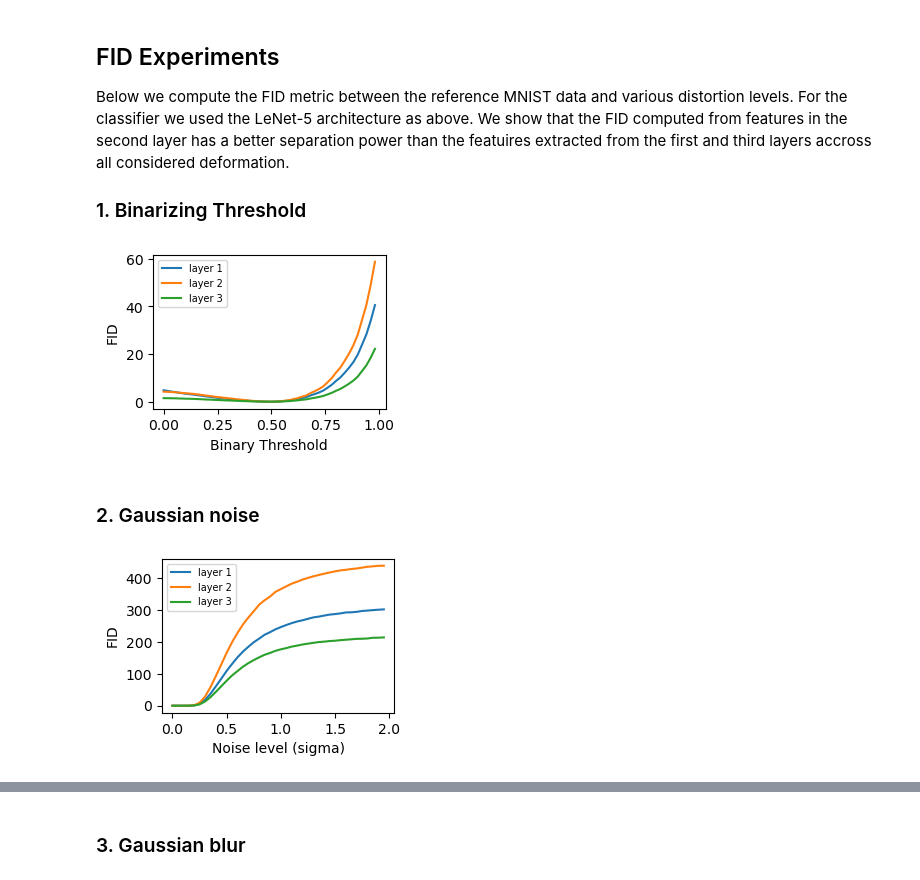
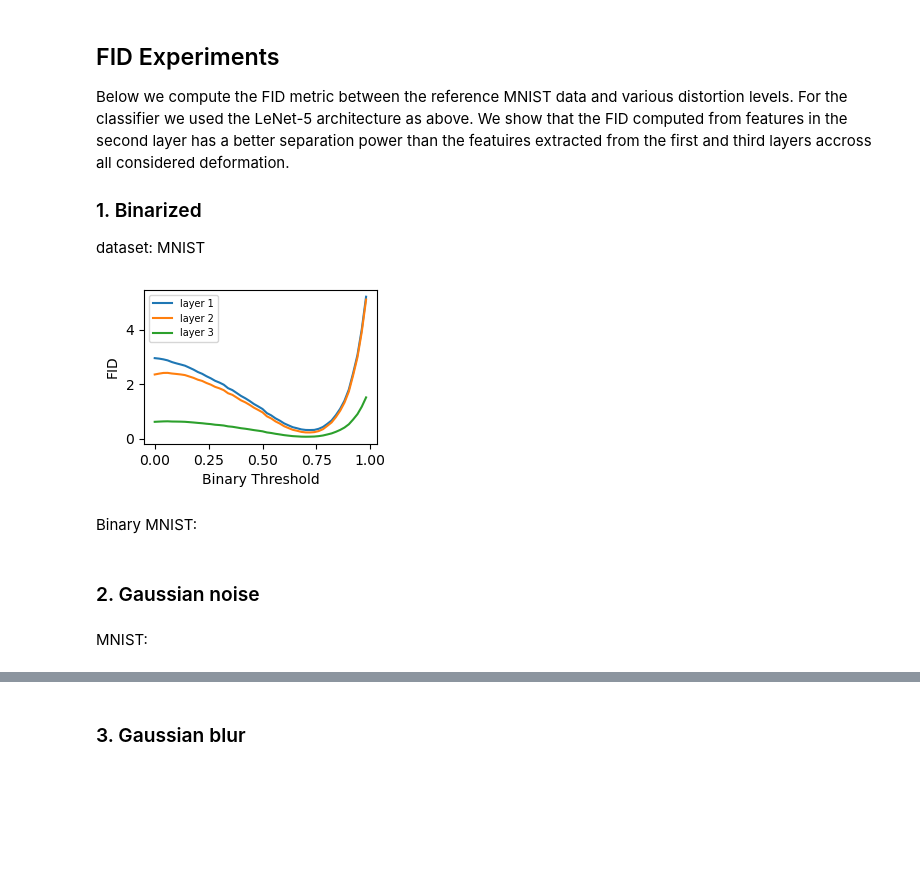
Before and after one commit to dfaroughy/FID-MNIST, a Jupyter notebook: FID_MNIST.ipynb, the cells around one changed output, grey strips where cells are left out. Cells and saved outputs as stored; diff of their text form; code cells hidden in the pictures; blank space fills up the shorter version.

```diff
--- a/FID_MNIST.ipynb
+++ b/FID_MNIST.ipynb
@@ -125,30 +152,0 @@ We compute the fid for different MNIST distortions:
-# %%
-from fid import compute_fid
-
-data = load_nist_data(name='MNIST',  train=True, distortion='binerize', level=0.1)
-fid = compute_fid(model, data, mu, sigma, extract_feature_layer='fc2')
-print('binerize (0.1): fid = {}'.format(fid))
-
-data = load_nist_data(name='MNIST', train=True, distortion='binerize', level=0.9)
-fid = compute_fid(model, data, mu, sigma, extract_feature_layer='fc2')
-print('binerize (0.9): fid = {}'.format(fid))
-
-data = load_nist_data(name='MNIST', train=True, distortion='noise', level=0.25)
-fid = compute_fid(model, data, mu, sigma, extract_feature_layer='fc2')
-print('gassian noise: fid = {}'.format(fid))
-
-data = load_nist_data(name='MNIST', train=True, distortion='blur', level=1.25)
-fid = compute_fid(model, data, mu, sigma, extract_feature_layer='fc2')
-print('gaussian blurr: fid = {}'.format(fid))
-
-data = load_nist_data(name='MNIST', train=True, distortion='swirl', level=3)
-fid = compute_fid(model, data, mu, sigma, extract_feature_layer='fc2')
-print('swirl: fid = {}'.format(fid))
-
-data = load_nist_data(name='MNIST', train=True, distortion='pixelize', level=0.5)
-fid = compute_fid(model, data, mu, sigma, extract_feature_layer='fc2')
-print('pixalated: fid = {}'.format(fid))
-
-data = load_nist_data(name='MNIST', train=True, distortion='crop', level=0.55)
-fid = compute_fid(model, data, mu, sigma, extract_feature_layer='fc2')
-print('cropped: fid = {}'.format(fid))
@@ -168,22 +280,26 @@ For the classifier we used the LeNet-5 architecture as above. We show that the F
 features in the second layer has a better separation power than the featuires extracted from
 the first and third layers accross all considered deformation.
 
-### 1. Binarizing Threshold
+### 1. Binarized
+
+dataset: MNIST
 # %%
 import numpy as np
-from fid import distorted_NIST_fid
+from fid import fid_distorted_NIST
 
-fid_1 = distorted_NIST_fid(model, name='MNIST', distortion='binerize', values=np.arange(0.0, 1, 0.02), layer='fc1')
-fid_2 = distorted_NIST_fid(model, name='MNIST', distortion='binerize', values=np.arange(0.0, 1, 0.02), layer='fc2')
-fid_3 = distorted_NIST_fid(model, name='MNIST', distortion='binerize', values=np.arange(0.0, 1, 0.02), layer='fc3')
+fid_1 = fid_distorted_NIST(model, name='MNIST', distortion='binerize', values=np.arange(0.0, 1.0, 0.02), layer='fc1')
+fid_2 = fid_distorted_NIST(model, name='MNIST', distortion='binerize', values=np.arange(0.0, 1.0, 0.02), layer='fc2')
+fid_3 = fid_distorted_NIST(model, name='MNIST', distortion='binerize', values=np.arange(0.0, 1.0, 0.02), layer='fc3')
 
 fig, ax = plt.subplots(1,1, figsize=(3,2))
 plt.plot(fid_1.keys(), fid_1.values(), label='layer 1')
 plt.plot(fid_2.keys(), fid_2.values(), label='layer 2')
 plt.plot(fid_3.keys(), fid_3.values(), label='layer 3')
 plt.ylabel('FID')
 plt.xlabel('Binary Threshold')
 plt.legend(loc='upper left', fontsize=7)
 plt.show()
 # %% [output]
-[figure, old version]
+[figure, new version]
+# %% [markdown]
+Binary MNIST:
@@ -190,20 +322,20 @@ plt.show()
 # %% [markdown]
 ### 2. Gaussian noise
+# %% [markdown]
+MNIST:
 # %%
 import numpy as np
-from fid import distorted_NIST_fid
+from fid import fid_distorted_NIST
 
-fid_1 = distorted_NIST_fid(model, name='MNIST', distortion='noise', values=np.arange(0.0, 2, 0.05), layer='fc1')
-fid_2 = distorted_NIST_fid(model, name='MNIST', distortion='noise', values=np.arange(0.0, 2, 0.05), layer='fc2')
-fid_3 = distorted_NIST_fid(model, name='MNIST', distortion='noise', values=np.arange(0.0, 2, 0.05), layer='fc3')
+fid_1 = fid_distorted_NIST(model, name='MNIST', distortion='noise', values=np.arange(0.0, 2, 0.05), layer='fc1')
+fid_2 = fid_distorted_NIST(model, name='MNIST', distortion='noise', values=np.arange(0.0, 2, 0.05), layer='fc2')
+fid_3 = fid_distorted_NIST(model, name='MNIST', distortion='noise', values=np.arange(0.0, 2, 0.05), layer='fc3')
 
 fig, ax = plt.subplots(1,1, figsize=(3,2))
 plt.plot(fid_1.keys(), fid_1.values(), label='layer 1')
 plt.plot(fid_2.keys(), fid_2.values(), label='layer 2')
 plt.plot(fid_3.keys(), fid_3.values(), label='layer 3')
 plt.ylabel('FID')
-plt.xlabel('Noise level (sigma)')
+plt.xlabel('Noise level')
 plt.legend(loc='upper left', fontsize=7)
 plt.show()
-# %% [output]
-[figure, removed]
```
Also changed, not shown: parts of 35 cells of this notebook, 5 other files.
